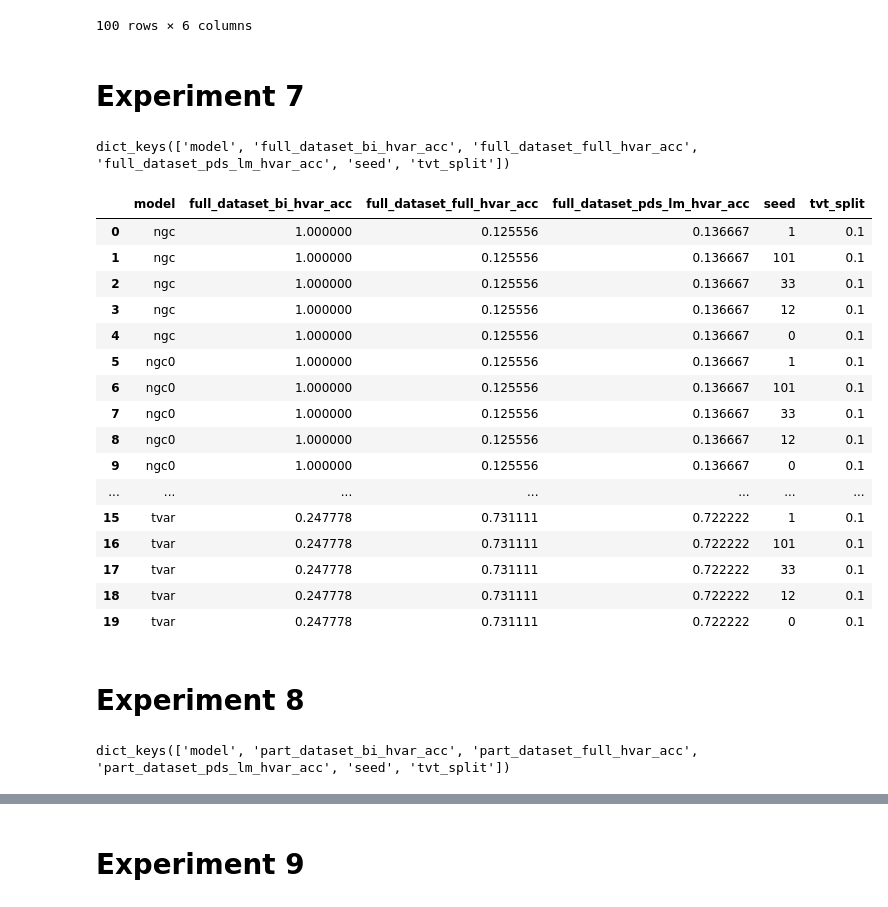
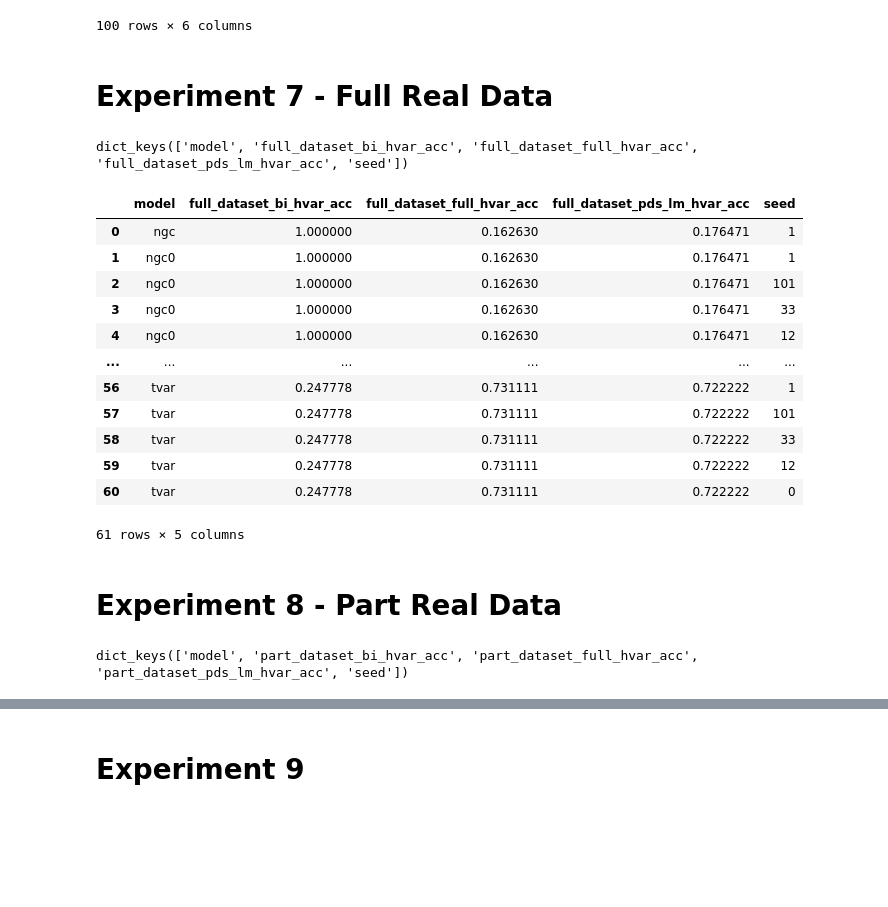
Before and after one commit to brunojerkovic/MasterThesis-1, a Jupyter notebook: ExtractJsonToCsv.ipynb, the cells around one changed output, grey strips where cells are left out. Cells and saved outputs as stored; diff of their text form; code cells hidden in the pictures; blank space fills up the shorter version.

```diff
--- a/ExtractJsonToCsv.ipynb
+++ b/ExtractJsonToCsv.ipynb
@@ -37,6 +37,7 @@ def get_results(experiment: str, attrs: list, result_files: list = None):
         path = f'results/{experiment}'
         result_files = [f'results/{experiment}/{model_name}/results.json' for model_name in os.listdir(path) if os.path.isdir(os.path.join(path, model_name))]
 
+    experiment = '2' if experiment == 'contemp_cor_var' else experiment
     results = {}
     for i, result_file_ in enumerate(result_files):
         with open(result_file_) as f:
@@ -382,7 +379,7 @@ df
 | 99 | tvar | 0.0 | 0.874444 | 0.863333 | 0 | 1.0 |
 100 rows × 6 columns
 # %% [markdown]
-# Experiment 7
+# Experiment 7 - Full Real Data
 # %%
 import pandas as pd
 
@@ -390,44 +387,39 @@ save_loaded_results = False
 # %%
 # Get data
-experiment = '7'
+experiment = 'SVM/500'
 
 attrs = [
     ('experiment_config', 'model'),
     ('model_results', 'accuracy'),
     ('experiment_config', 'seed'),
-    ('experiment_config', 'tvt_split')
 ]
 
 results = get_results(experiment, attrs)
 results.keys()
 # %% [output]
-dict_keys(['model', 'full_dataset_bi_hvar_acc', 'full_dataset_full_hvar_acc', 'full_dataset_pds_lm_hvar_acc', 'seed', 'tvt_split'])
+dict_keys(['model', 'full_dataset_bi_hvar_acc', 'full_dataset_full_hvar_acc', 'full_dataset_pds_lm_hvar_acc', 'seed'])
 # %%
 df = pd.DataFrame(data=results)
 if save_loaded_results:
-    df.to_csv(f'results/{experiment}/processed_data_{experiment}.csv')
-    df = pd.read_csv(f'results/{experiment}/processed_data_{experiment}.csv', index_col='Unnamed: 0')
+    df.to_csv(f'results/{experiment}/processed_data_{experiment.split("/")[1]}.csv')
+    df = pd.read_csv(f'results/{experiment}/processed_data_{experiment.split("/")[1]}.csv', index_col='Unnamed: 0')
 df
 # %% [output]
-|  | model | full_dataset_bi_hvar_acc | full_dataset_full_hvar_acc | full_dataset_pds_lm_hvar_acc | seed | tvt_split |
-| 0 | ngc | 1.000000 | 0.125556 | 0.136667 | 1 | 0.1 |
-| 1 | ngc | 1.000000 | 0.125556 | 0.136667 | 101 | 0.1 |
-| 2 | ngc | 1.000000 | 0.125556 | 0.136667 | 33 | 0.1 |
-| 3 | ngc | 1.000000 | 0.125556 | 0.136667 | 12 | 0.1 |
-| 4 | ngc | 1.000000 | 0.125556 | 0.136667 | 0 | 0.1 |
-| 5 | ngc0 | 1.000000 | 0.125556 | 0.136667 | 1 | 0.1 |
-| 6 | ngc0 | 1.000000 | 0.125556 | 0.136667 | 101 | 0.1 |
-| 7 | ngc0 | 1.000000 | 0.125556 | 0.136667 | 33 | 0.1 |
-| 8 | ngc0 | 1.000000 | 0.125556 | 0.136667 | 12 | 0.1 |
-| 9 | ngc0 | 1.000000 | 0.125556 | 0.136667 | 0 | 0.1 |
-| ... | ... | ... | ... | ... | ... | ... |
-| 15 | tvar | 0.247778 | 0.731111 | 0.722222 | 1 | 0.1 |
-| 16 | tvar | 0.247778 | 0.731111 | 0.722222 | 101 | 0.1 |
-| 17 | tvar | 0.247778 | 0.731111 | 0.722222 | 33 | 0.1 |
-| 18 | tvar | 0.247778 | 0.731111 | 0.722222 | 12 | 0.1 |
-| 19 | tvar | 0.247778 | 0.731111 | 0.722222 | 0 | 0.1 |
+|  | model | full_dataset_bi_hvar_acc | full_dataset_full_hvar_acc | full_dataset_pds_lm_hvar_acc | seed |
+| 0 | ngc | 1.000000 | 0.162630 | 0.176471 | 1 |
+| 1 | ngc0 | 1.000000 | 0.162630 | 0.176471 | 1 |
+| 2 | ngc0 | 1.000000 | 0.162630 | 0.176471 | 101 |
+| 3 | ngc0 | 1.000000 | 0.162630 | 0.176471 | 33 |
+| 4 | ngc0 | 1.000000 | 0.162630 | 0.176471 | 12 |
+| ... | ... | ... | ... | ... | ... |
+| 56 | tvar | 0.247778 | 0.731111 | 0.722222 | 1 |
+| 57 | tvar | 0.247778 | 0.731111 | 0.722222 | 101 |
+| 58 | tvar | 0.247778 | 0.731111 | 0.722222 | 33 |
+| 59 | tvar | 0.247778 | 0.731111 | 0.722222 | 12 |
+| 60 | tvar | 0.247778 | 0.731111 | 0.722222 | 0 |
+61 rows × 5 columns
 # %% [markdown]
-# Experiment 8
+# Experiment 8 - Part Real Data
 # %%
 import pandas as pd
 
@@ -435,18 +427,17 @@ save_loaded_results = False
 # %%
 # Get data
-experiment = '8'
+experiment = 'SVM/501'
 
 attrs = [
     ('experiment_config', 'model'),
     ('model_results', 'accuracy'),
     ('experiment_config', 'seed'),
-    ('experiment_config', 'tvt_split')
 ]
 
 results = get_results(experiment, attrs)
 results.keys()
 # %% [output]
-dict_keys(['model', 'part_dataset_bi_hvar_acc', 'part_dataset_full_hvar_acc', 'part_dataset_pds_lm_hvar_acc', 'seed', 'tvt_split'])
+dict_keys(['model', 'part_dataset_bi_hvar_acc', 'part_dataset_full_hvar_acc', 'part_dataset_pds_lm_hvar_acc', 'seed'])
 # %%
 df = pd.DataFrame(data=results)
 if save_loaded_results:
```
Also changed, not shown: parts of 44 cells of this notebook, 56 other files.
